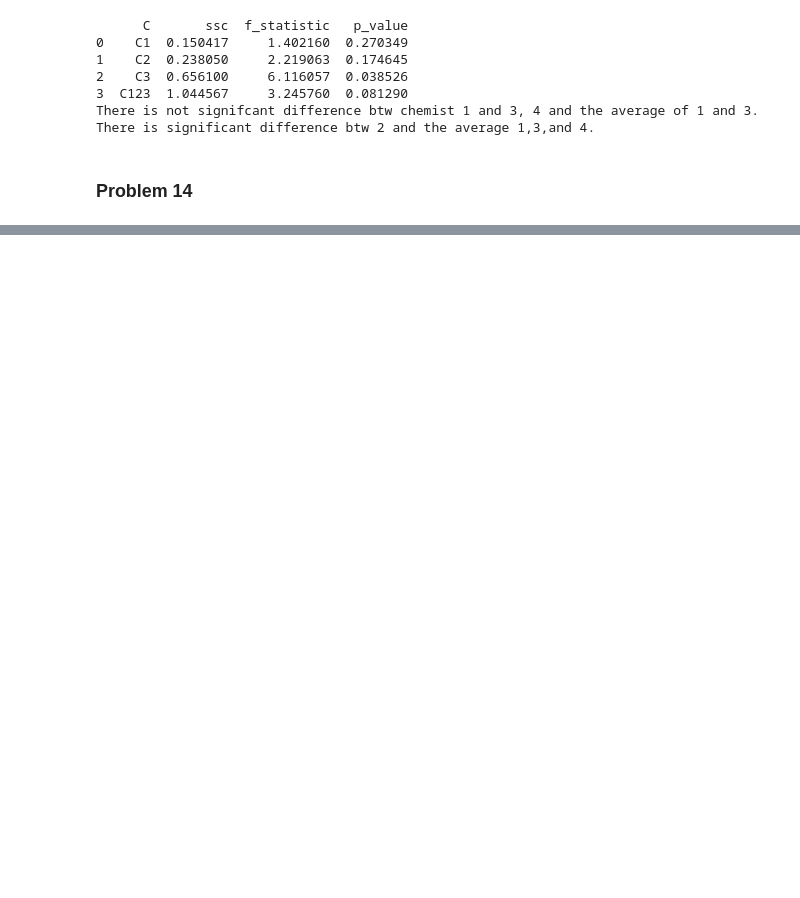
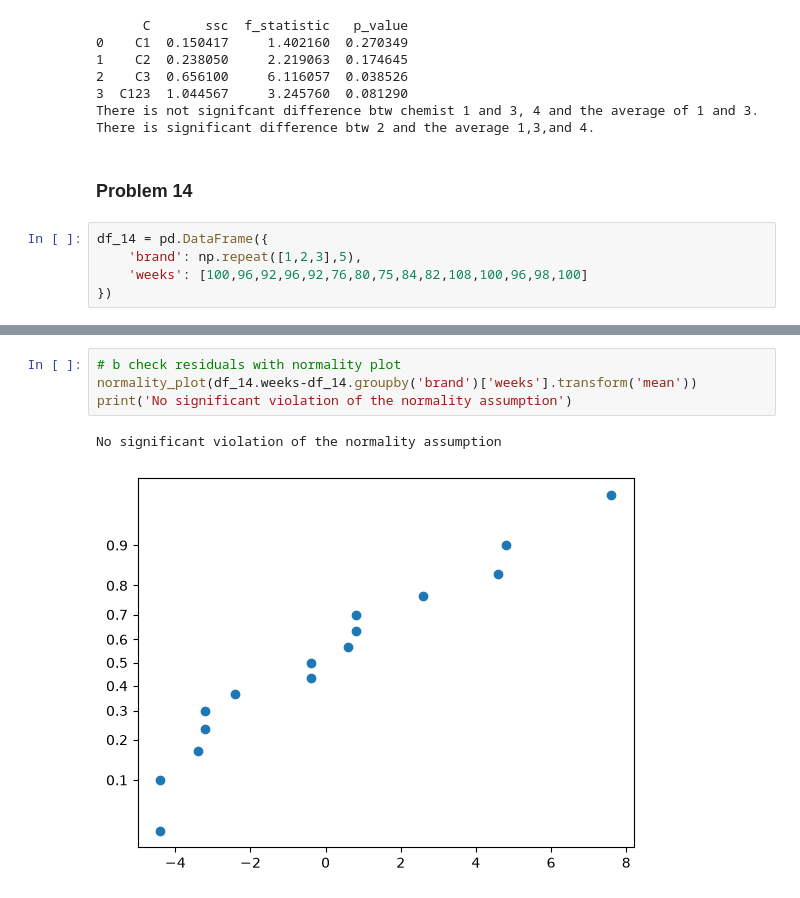
Before and after one commit to Peiguang2024/design-of-experiment, a Jupyter notebook: Montgomery/chapter3.ipynb, the cells around one changed output, grey strips where cells are left out. Saved outputs shown, nothing was run; the diff lists cells and outputs as text; blank space fills up the shorter version.

```diff
--- a/Montgomery/chapter3.ipynb
+++ b/Montgomery/chapter3.ipynb
@@ -1035,3 +1035,8 @@ print(df_13c, '\nThere is not signifcant difference btw chemist 1 and 3, 4 and t
 There is not signifcant difference btw chemist 1 and 3, 4 and the average of 1 and 3. There is significant difference btw 2 and the average 1,3,and 4.
 # %% [markdown]
 ### Problem 14
+# %%
+df_14 = pd.DataFrame({
+    'brand': np.repeat([1,2,3],5),
+    'weeks': [100,96,92,96,92,76,80,75,84,82,108,100,96,98,100]
+})
@@ -1037,0 +1050,7 @@ There is not signifcant difference btw chemist 1 and 3, 4 and the average of 1 a
+# %%
+# b check residuals with normality plot
+normality_plot(df_14.weeks-df_14.groupby('brand')['weeks'].transform('mean'))
+print('No significant violation of the normality assumption')
+# %% [output]
+No significant violation of the normality assumption
+[figure, added]
```
Also changed, not shown: parts of 5 cells of this notebook.
